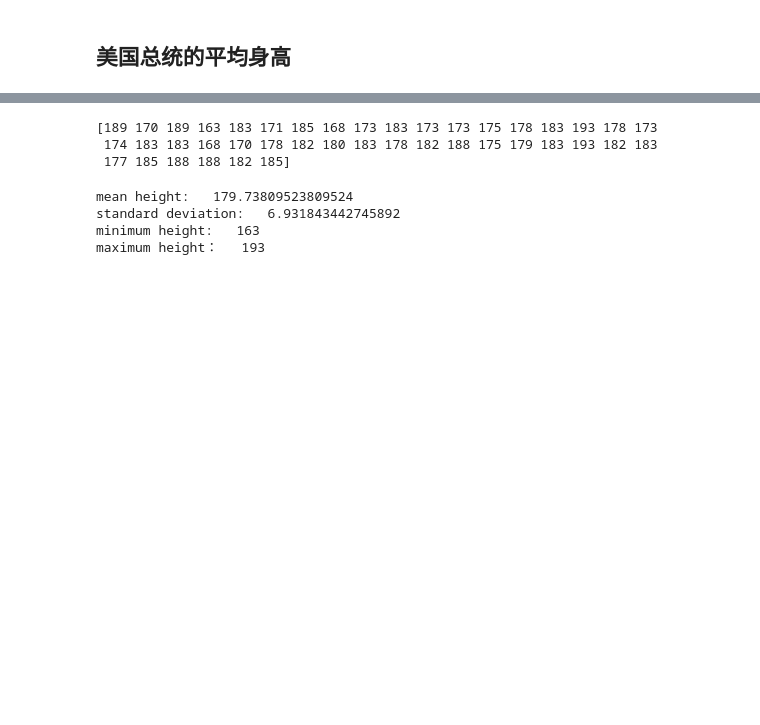
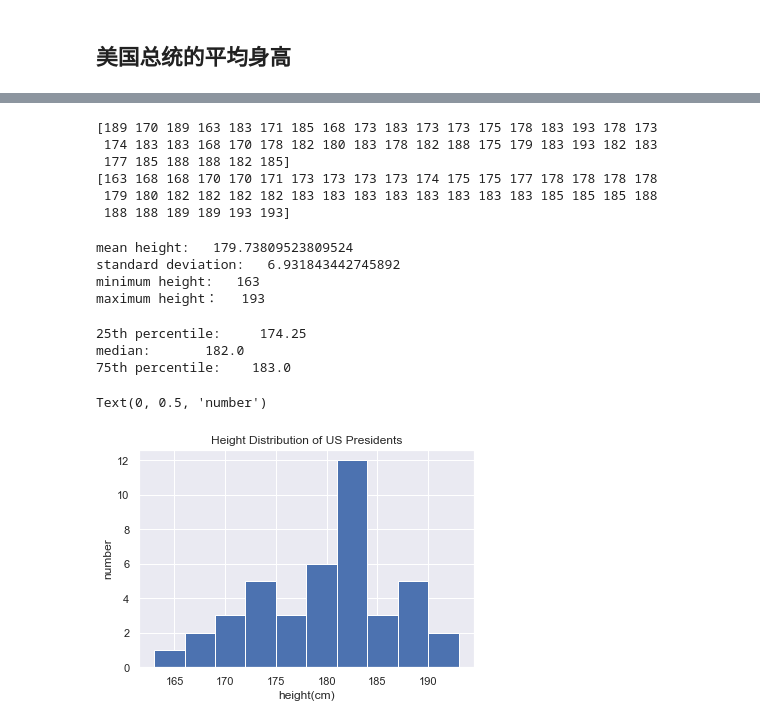
Before and after one commit to Laishuxin/python_data_science, a Jupyter notebook: _04numpy.ipynb, the cells around one changed output, grey strips where cells are left out. Drawn from its saved outputs; the diff is of its cells as text; code cells hidden in the pictures; blank space fills up the shorter version.

```diff
--- a/_04numpy.ipynb
+++ b/_04numpy.ipynb
@@ -918,10 +877,15 @@ import pandas as pd
 data = pd.read_csv('data/president_heights.csv')
 heights = np.array(data['height(cm)'])
 print(heights)
+# print(sorted(heights))
+print(np.sort(heights))
 # %% [output]
 [189 170 189 163 183 171 185 168 173 183 173 173 175 178 183 193 178 173
  174 183 183 168 170 178 182 180 183 178 182 188 175 179 183 193 182 183
  177 185 188 188 182 185]
+[163 168 168 170 170 171 173 173 173 173 174 175 175 177 178 178 178 178
+ 179 180 182 182 182 182 183 183 183 183 183 183 183 183 185 185 185 188
+ 188 188 189 189 193 193]
 # %%
 print("mean height:  ",heights.mean())
 print("standard deviation:  ",heights.std())
@@ -936,0 +899,22 @@ maximum height：   193
+# %%
+# 计算分位数
+print("25th percentile:    ", np.percentile(heights, 25))
+print('median:      ',np.median(heights))
+print('75th percentile:   ', np.percentile(heights, 75))
+# %% [output]
+25th percentile:     174.25
+median:       182.0
+75th percentile:    183.0
+# %%
+%matplotlib inline
+import matplotlib.pyplot as plt
+import seaborn
+seaborn.set()  # 设置plot的格式
+
+plt.hist(heights)
+plt.title('Height Distribution of US Presidents')
+plt.xlabel('height(cm)')
+plt.ylabel('number')
+# %% [output]
+Text(0, 0.5, 'number')
+[figure, added]
```
Also changed, not shown: parts of 21 cells of this notebook, 2 other files.
